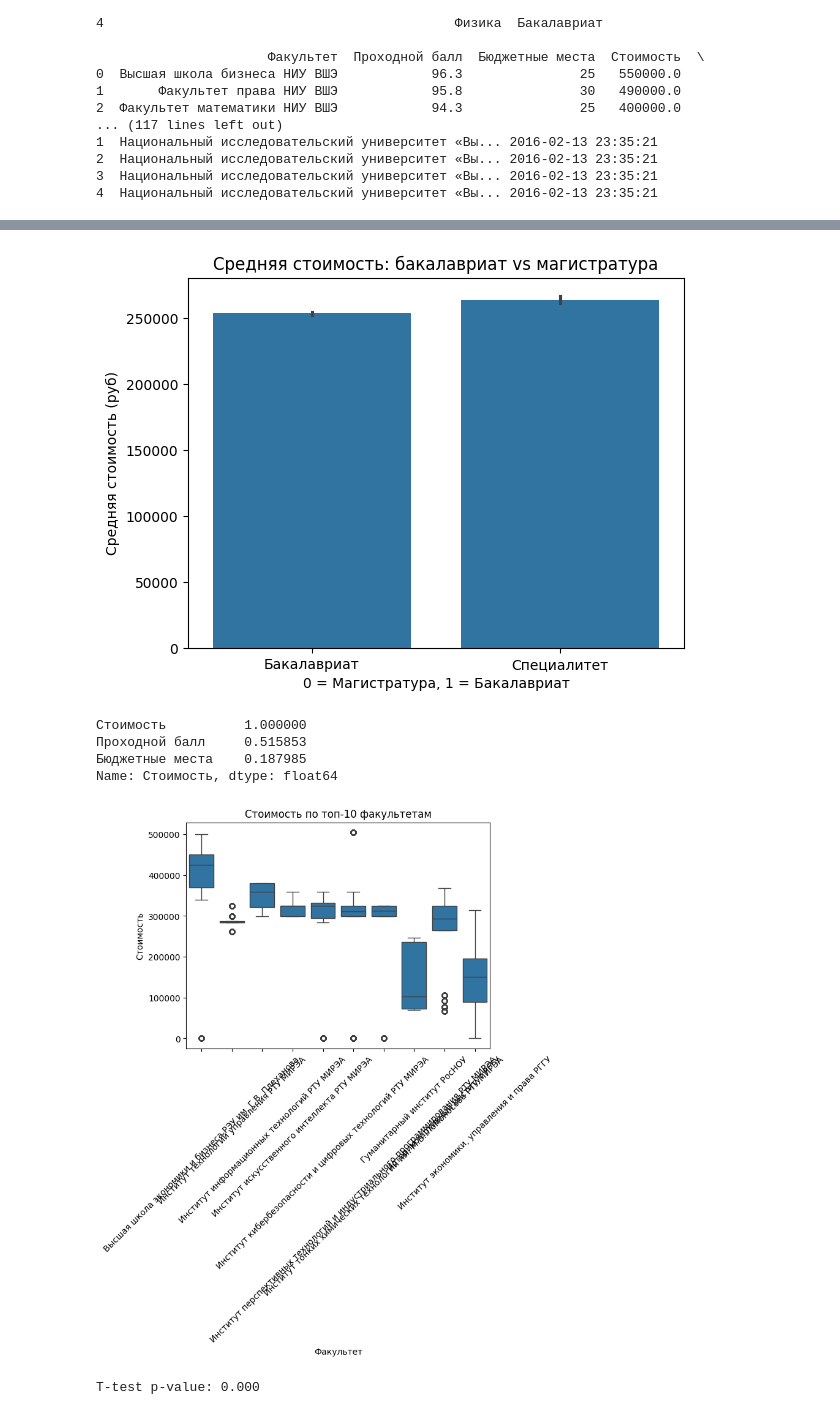
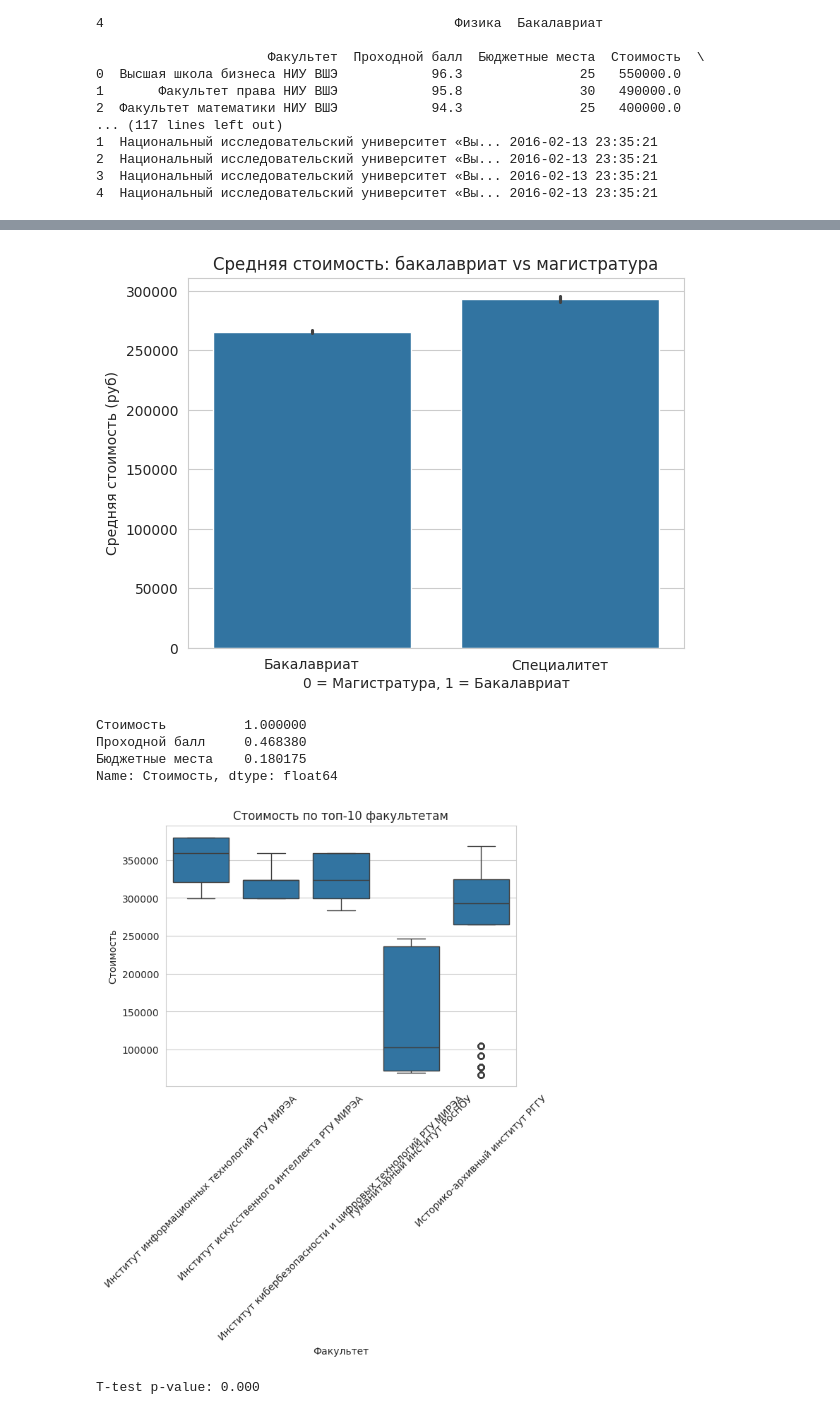
Before and after one commit to 9kWarrior/Exporing-Analyzing-Teach_Courses, a Jupyter notebook: NoteBooksFromCollab/AnalyzeAndModel.ipynb, the cells around one changed output, grey strips where cells are left out. Drawn from its saved outputs; the diff is of its cells as text; code cells hidden in the pictures.

```diff
--- a/NoteBooksFromCollab/AnalyzeAndModel.ipynb
+++ b/NoteBooksFromCollab/AnalyzeAndModel.ipynb
@@ -7,7 +7,7 @@ from sklearn.impute import SimpleImputer
 #  Первичный анализ данных (без изменений)
 def load_and_explore_data(file_path):
     df = pd.read_csv(
-    '/content/all_universities_data_s_0_0_200.csv',
+    file_path,
     parse_dates=['Дата архивации'],
     date_parser=lambda x: pd.to_datetime(x, format='%d.%m.%Y %H:%M:%S')
 )
@@ -93,7 +93,7 @@ print(df_clean.head())
 # %%
 import matplotlib.pyplot as plt
 import seaborn as sns
-
+df_clean = df_clean[df_clean['Стоимость'] != 0]
 plt.figure(figsize=(10, 6))
 sns.histplot(df_clean['Стоимость'], kde=True, bins=30)
 plt.title('Распределение стоимости обучения')
@@ -109,23 +109,23 @@ plt.xlabel('0 = Магистратура, 1 = Бакалавриат')
 plt.ylabel('Средняя стоимость (руб)')
 plt.show()
 # %% [output]
-[figure, old version]
+[figure, new version]
 # %%
 corr = df_clean.corr(numeric_only=True)['Стоимость'].sort_values(ascending=False)
 print(corr)
 # %% [output]
 Стоимость          1.000000
-Проходной балл     0.515853
-Бюджетные места    0.187985
+Проходной балл     0.468380
+Бюджетные места    0.180175
 Name: Стоимость, dtype: float64
 # %%
-top_faculties = df_clean['Факультет'].value_counts().nlargest(10).index
+top_faculties = df_clean['Факультет'].value_counts().nlargest(5).index
 sns.boxplot(data=df_clean[df_clean['Факультет'].isin(top_faculties)], x='Факультет', y='Стоимость')
 plt.xticks(rotation=45)
 plt.title('Стоимость по топ-10 факультетам')
 plt.show()
 # %% [output]
-[figure, old version]
+[figure, new version]
 # %%
 from scipy.stats import ttest_ind
 
```
Also changed, not shown: parts of 32 cells of this notebook, 5 other files.
